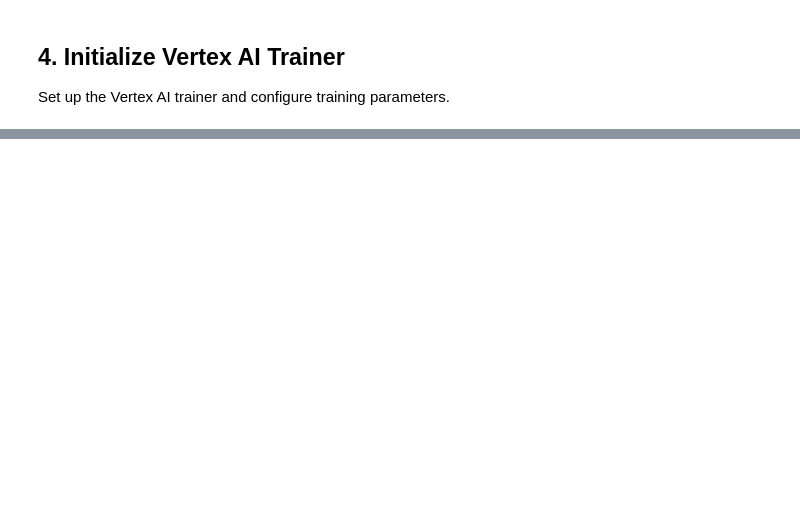
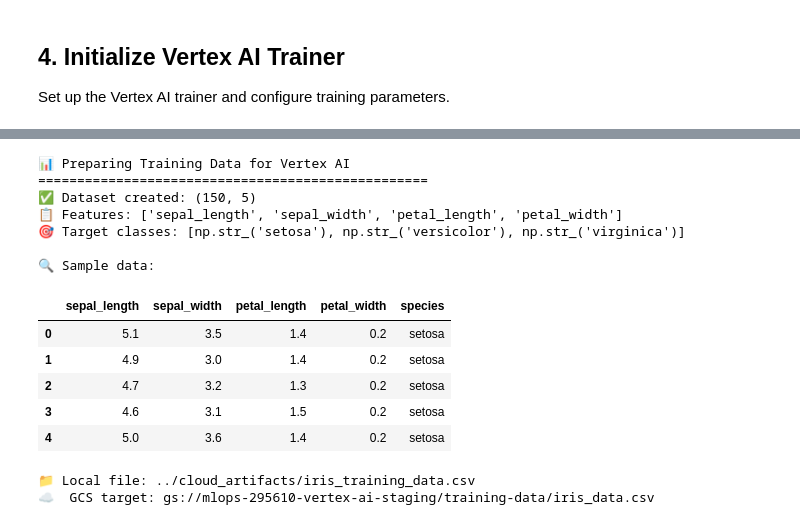
Before and after one commit to farishussain/GCP_MLOps, a Jupyter notebook: notebooks/04_vertex_ai_training.ipynb, the cells around one changed output, grey strips where cells are left out. Cells and saved outputs as stored; diff of their text form; code cells hidden in the pictures; blank space fills up the shorter version.

```diff
--- a/notebooks/04_vertex_ai_training.ipynb
+++ b/notebooks/04_vertex_ai_training.ipynb
@@ -125,7 +127,7 @@ print("✅ Vertex AI training environment configured")
 # %%
 # Google Cloud Configuration
 # Note: Update these values for your specific Google Cloud project
-PROJECT_ID = "your-gcp-project-id"  # Replace with your actual project ID
+PROJECT_ID = "mlops-295610"  # Your actual project ID
 LOCATION = "us-central1"  # Vertex AI region
 STAGING_BUCKET = f"{PROJECT_ID}-vertex-ai"  # GCS bucket for staging
 
@@ -168,6 +170,6 @@ else:
     print("   3. Run: gcloud config set project YOUR_PROJECT_ID")
     print("   4. Restart this notebook")
 
-logger.info(f"Google Cloud configuration: {PROJECT_ID} in {LOCATION}")
+print(f"✅ Google Cloud configuration complete: {PROJECT_ID} in {LOCATION}")
 # %% [output]
 🌥️  Google Cloud Configuration:
@@ -518,0 +520,54 @@ Creating mock training jobs for demonstration...
+# %%
+# Prepare Training Data for Cloud Training
+print("📊 Preparing Training Data for Vertex AI")
+print("=" * 50)
+
+from sklearn.datasets import load_iris
+import pandas as pd
+import subprocess
+from pathlib import Path
+
+# Create properly formatted iris dataset
+iris = load_iris()
+X = pd.DataFrame(iris.data, columns=['sepal_length', 'sepal_width', 'petal_length', 'petal_width'])
+y = pd.Series([iris.target_names[i] for i in iris.target], name='species')
+
+# Combine features and target
+iris_data = pd.DataFrame(X)
+iris_data['species'] = y
+
+print(f"✅ Dataset created: {iris_data.shape}")
+print(f"📋 Features: {list(iris_data.columns[:-1])}")
+print(f"🎯 Target classes: {iris_data['species'].unique().tolist()}")
+
+# Save dataset
+fixed_data_path = Path("../cloud_artifacts/iris_training_data.csv")
+fixed_data_path.parent.mkdir(exist_ok=True)
+iris_data.to_csv(fixed_data_path, index=False)
+
+# Set up GCS path
+PROJECT_ID = "mlops-295610"
+STAGING_BUCKET = f"{PROJECT_ID}-vertex-ai-staging"
+gcs_data_path = f"gs://{STAGING_BUCKET}/training-data/iris_data.csv"
+
+print(f"\n🔍 Sample data:")
+display(iris_data.head())
+
+print(f"\n📁 Local file: {fixed_data_path}")
+print(f"☁️  GCS target: {gcs_data_path}")
+# %% [output]
+📊 Preparing Training Data for Vertex AI
+==================================================
+✅ Dataset created: (150, 5)
+📋 Features: ['sepal_length', 'sepal_width', 'petal_length', 'petal_width']
+🎯 Target classes: [np.str_('setosa'), np.str_('versicolor'), np.str_('virginica')]
+
+🔍 Sample data:
+|  | sepal_length | sepal_width | petal_length | petal_width | species |
+| 0 | 5.1 | 3.5 | 1.4 | 0.2 | setosa |
+| 1 | 4.9 | 3.0 | 1.4 | 0.2 | setosa |
+| 2 | 4.7 | 3.2 | 1.3 | 0.2 | setosa |
+| 3 | 4.6 | 3.1 | 1.5 | 0.2 | setosa |
+| 4 | 5.0 | 3.6 | 1.4 | 0.2 | setosa |
+📁 Local file: ../cloud_artifacts/iris_training_data.csv
+☁️  GCS target: gs://mlops-295610-vertex-ai-staging/training-data/iris_data.csv
```
Also changed, not shown: parts of 28 cells of this notebook, 27 other files.
